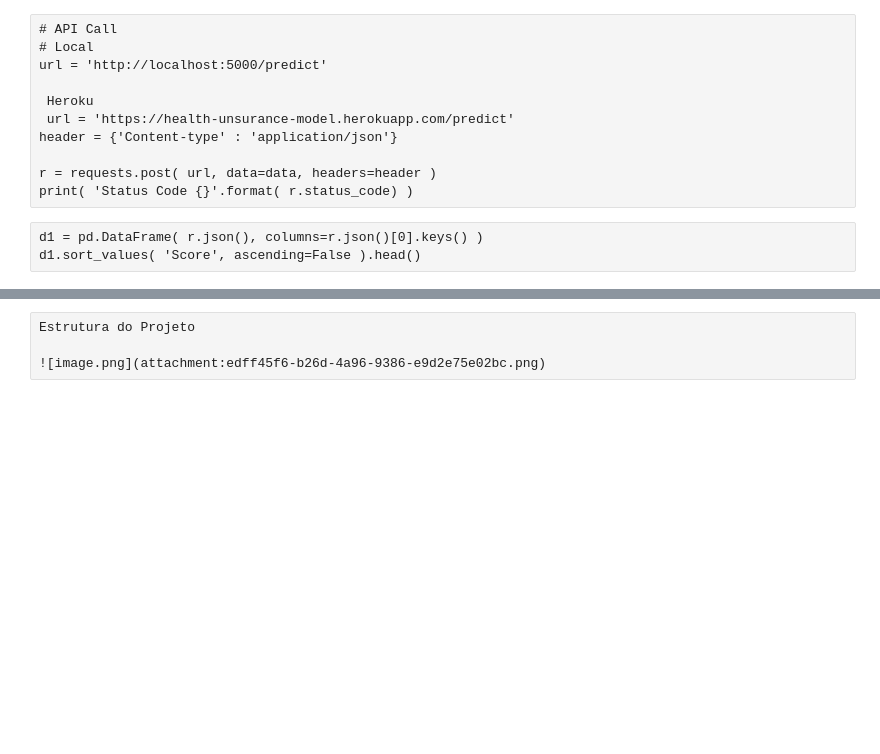
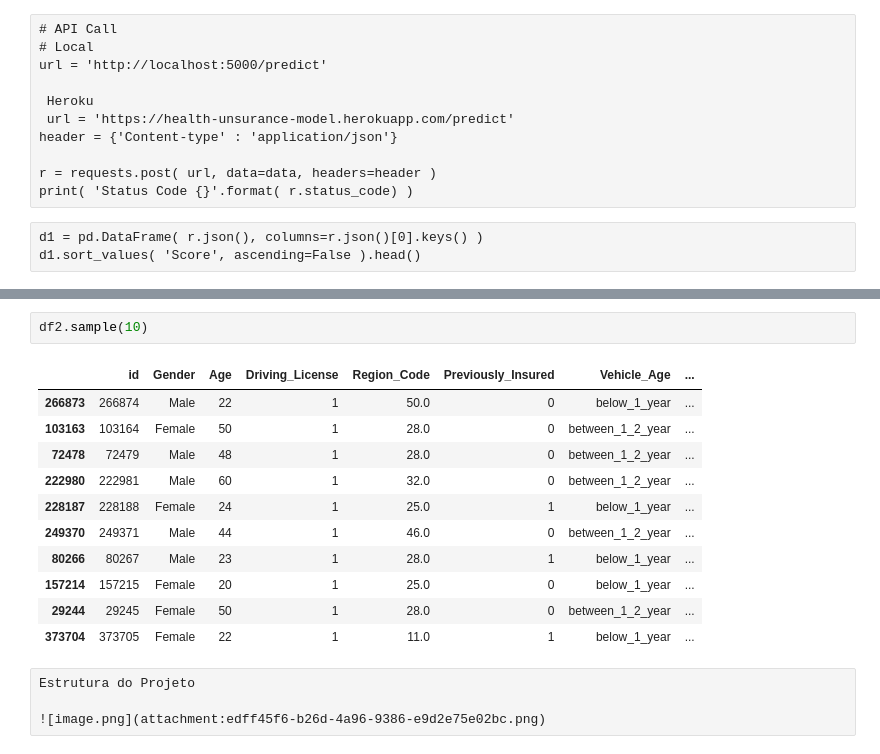
Before and after one commit to TKunzler/health_insurance_app, a Jupyter notebook: notebooks/Classification.ipynb, the cells around one changed output, grey strips where cells are left out. Cells and saved outputs as stored; diff of their text form; blank space fills up the shorter version.

```diff
--- a/notebooks/Classification.ipynb
+++ b/notebooks/Classification.ipynb
@@ -1115,6 +1115,20 @@ Erro na requisição: <!doctype html>
 <title>500 Internal Server Error</title>
 <h1>Internal Server Error</h1>
 <p>The server encountered an internal error and was unable to complete your request. Either the server is overloaded or there is an error in the application.</p>
+# %%
+df2.sample(10)
+# %% [output]
+|  | id | Gender | Age | Driving_License | Region_Code | Previously_Insured | Vehicle_Age | ... |
+| 266873 | 266874 | Male | 22 | 1 | 50.0 | 0 | below_1_year | ... |
+| 103163 | 103164 | Female | 50 | 1 | 28.0 | 0 | between_1_2_year | ... |
+| 72478 | 72479 | Male | 48 | 1 | 28.0 | 0 | between_1_2_year | ... |
+| 222980 | 222981 | Male | 60 | 1 | 32.0 | 0 | between_1_2_year | ... |
+| 228187 | 228188 | Female | 24 | 1 | 25.0 | 1 | below_1_year | ... |
+| 249370 | 249371 | Male | 44 | 1 | 46.0 | 0 | between_1_2_year | ... |
+| 80266 | 80267 | Male | 23 | 1 | 28.0 | 1 | below_1_year | ... |
+| 157214 | 157215 | Female | 20 | 1 | 25.0 | 0 | below_1_year | ... |
+| 29244 | 29245 | Female | 50 | 1 | 28.0 | 0 | between_1_2_year | ... |
+| 373704 | 373705 | Female | 22 | 1 | 11.0 | 1 | below_1_year | ... |
 # %% [raw]
 Estrutura do Projeto
 
```
Also changed, not shown: parts of 1 cell of this notebook, 1 other file.
